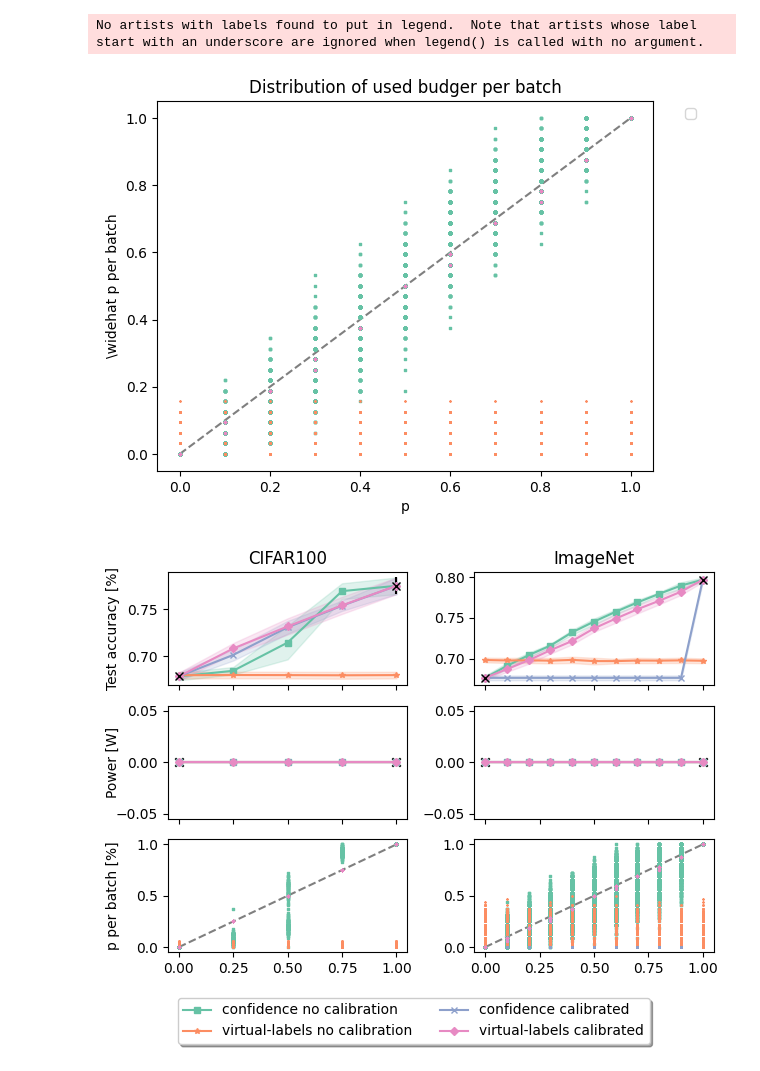
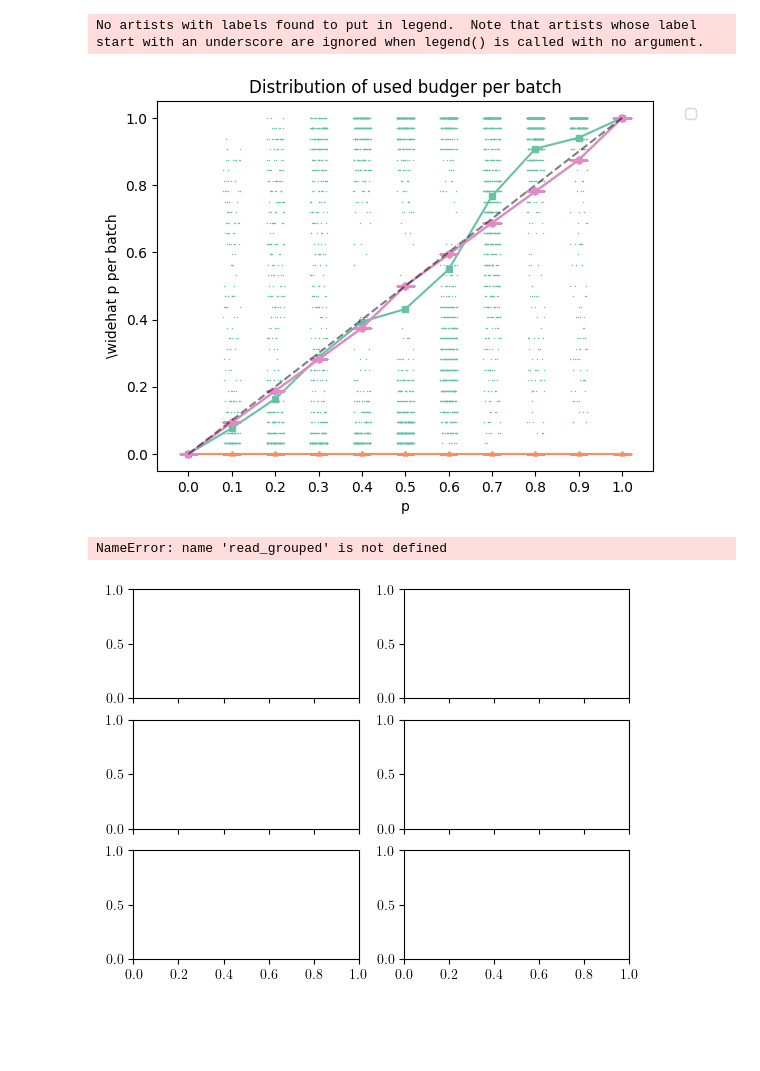
Before and after one commit to sbuschjaeger/REwOC, a Jupyter notebook: plot.ipynb, the cells around one changed output. Drawn from its saved outputs; the diff is of its cells as text; code cells hidden in the pictures; blank space fills up the shorter version.

```diff
--- a/plot.ipynb
+++ b/plot.ipynb
@@ -142,24 +190,56 @@ for m in df["rejector"].dropna().unique():
 # %%
+import json
+import os
+import pandas as pd
+import matplotlib.pyplot as plt
+import numpy as np
+from matplotlib.patches import PathPatch
+from matplotlib.path import Path
+import seaborn as sns
+plt.rcParams['text.usetex'] = False
+
 # Define a custom aggregation function to merge lists
 def merge_lists(x):
+    # return x.values[0]
     merged_list = []
     for sublist in x:
         merged_list.extend(sublist)
     return merged_list
 
 def plot_distribution(dff, ax, cal_unique, train_unique, markers, colors):
-    ax.plot([0,1],[0,1], c="k", linestyle="--", alpha=0.5, zorder=1)
     plot_number = 0
 
     for c in cal_unique:
         for tm in train_unique:
             #print(f"RE {tm} {'no calibration' if not c else 'calibrated'}")
             ps = dff[(dff["model"] == "RE") & (dff["batch"] == True) & (dff["train_method"] == tm) & (dff["calibration"] == c) ]["p"]
+            ymean = []
+            all_y = []
+            all_x = []
             for pi in ps:
                 y = dff[(dff["model"] == "RE") & (dff["batch"] == True) & (dff["train_method"] == tm) & (dff["calibration"] == c) & (dff["p"] == pi)]["p_per_batch"].values[0]
                 x = [pi for _ in range(len(y))]
-                ax.scatter(x, y, c = colors[plot_number], marker=markers[plot_number], s=1, zorder=2)
+                all_x.extend(x)
+                all_y.extend(y)
+                ymean.append(np.mean(y))
+
+            if len(all_x) > 10_000:
+                idx = np.random.choice(range(len(all_x)), size=10_000, replace=False)
+            else:
+                idx = range(len(all_x))
+
+            all_x = np.array(all_x)[idx]
+            all_y = np.array(all_y)[idx]
+            sns.stripplot(x=all_x, y=all_y, jitter=0.2, size=1,ax=ax, color=colors[plot_number])
+            # ax.scatter(all_x, all_y, c = colors[plot_number], marker=markers[plot_number], zorder=2, alpha=0.3,  s=2)
+            ax.plot(ax.get_xticks(), ymean, c = colors[plot_number], marker=markers[plot_number], zorder=2,  markersize=4)
             plot_number = plot_number+1 if plot_number+1 < len(colors) else 0
+
+    x = ax.get_xticks()
+    y = [xi / max(x) for xi in x]
+    ax.plot(x,y, c="k", linestyle="--", alpha=0.5, zorder=3)
+    #ax.plot(np.linspace(0, 1, 100), np.linspace(0, 1, 100), color='red', linestyle='--')
+
 
 def read_grouped(json_path):
     metrics = json.load(open(json_path,"r"))
@@ -172,14 +252,16 @@ def read_grouped(json_path):
 
     return dff
 
-dff = read_grouped("cifar100.json")
+colors = ['#66c2a5','#fc8d62','#8da0cb','#e78ac3']
+markers = ["s", "*", "x", "D"]
+dff = read_grouped("backup/imagenet.json")
 
 for rejector in dff["rejector"].dropna().unique():
     plt.xlabel("p")
     plt.ylabel("\widehat p per batch")
     plt.title(f"Distribution of used budger per batch")
     # plt.title(f"Distribution on P with rejector {rejector}")
-    plot_distribution(dff, plt.gca(), df["calibration"].dropna().unique(), df["train_method"].dropna().unique(), markers, colors)
+    plot_distribution(dff, plt.gca(), dff["calibration"].dropna().unique(), dff["train_method"].dropna().unique(), markers, colors)
 
     plt.legend(bbox_to_anchor=(1.05, 1.0), loc='upper left')
     plt.show()
@@ -189,46 +271,49 @@ for rejector in dff["rejector"].dropna().unique():
 # tmp
 # %% [output]
 No artists with labels found to put in legend.  Note that artists whose label start with an underscore are ignored when legend() is called with no argument.
-[figure, old version]
+[figure, new version]
 # %%
 import matplotlib.pyplot as plt
 import numpy as np
 from matplotlib.backends.backend_pdf import PdfPages
+plt.rcParams['text.usetex'] = True
 
 fig, axs = plt.subplots(3, 2, sharex=True)
 colors = ['#66c2a5','#fc8d62','#8da0cb','#e78ac3']
 markers = ["s", "*", "x", "D"]
-for i,jpath in enumerate(["cifar100.json", "imagenet.json"]):
+for i,jpath in enumerate(["backup/cifar100.json", "backup/imagenet.json"]):
     df,_ = read_json(jpath)
     df_distribution = read_grouped(jpath)
 
-    legend_labels = plot_key(df, "accuracy", markers, colors, axs[0,i], show_legend = i == 0)
-    plot_key(df, "power", markers, colors, axs[1,i], show_legend = False)
+    legend_labels = plot_key(df, "accuracy", markers, colors, axs[0,i], show_legend = i == 0, x_scale=10)
+    plot_key(df, "power", markers, colors, axs[1,i], show_legend = False, x_scale=10)
+    # plot_key(df, "p_per_batch", markers, colors, axs[2,i], show_legend = False)
     plot_distribution(df_distribution, axs[2,i], df["calibration"].dropna().unique(), df["train_method"].dropna().unique(), markers, colors)
 
     if i == 0:
-        axs[0,i].set_ylabel("Test accuracy [%]")
+        axs[0,i].set_ylabel("Test accuracy [\%]")
         axs[0,i].yaxis.set_label_coords(-0.2, 0.5)
         axs[1,i].set_ylabel("Power [W]")
         axs[1,i].yaxis.set_label_coords(-0.2, 0.5)
-        axs[2,i].set_ylabel("p per batch [%]")
+        axs[2,i].set_ylabel(r"$\widehat p$ per batch [\%]")
         axs[2,i].yaxis.set_label_coords(-0.2, 0.5)
 
 
 # Set titles for each column
 axs[0, 0].set_title('CIFAR100')
 axs[0, 1].set_title('ImageNet')
 
 # Add a legend to the figure
 fig.legend(loc='upper center',  bbox_to_anchor=(0.5, 0), shadow=True, ncol=2)
 
 # Adjust the layout to make space for the legend
 plt.tight_layout(rect=[0, 0, 1, 0.95])
 
 # Save the figure to a PDF
-with PdfPages('output.pdf') as pdf:
+with PdfPages('cifar100_imagenet.pdf') as pdf:
     pdf.savefig(fig, bbox_inches='tight')
 
 plt.show()
 # %% [output]
+NameError: name 'read_grouped' is not defined
-[figure, old version]
+[figure, new version]
```
Also changed, not shown: parts of 5 cells of this notebook, 4 other files.
